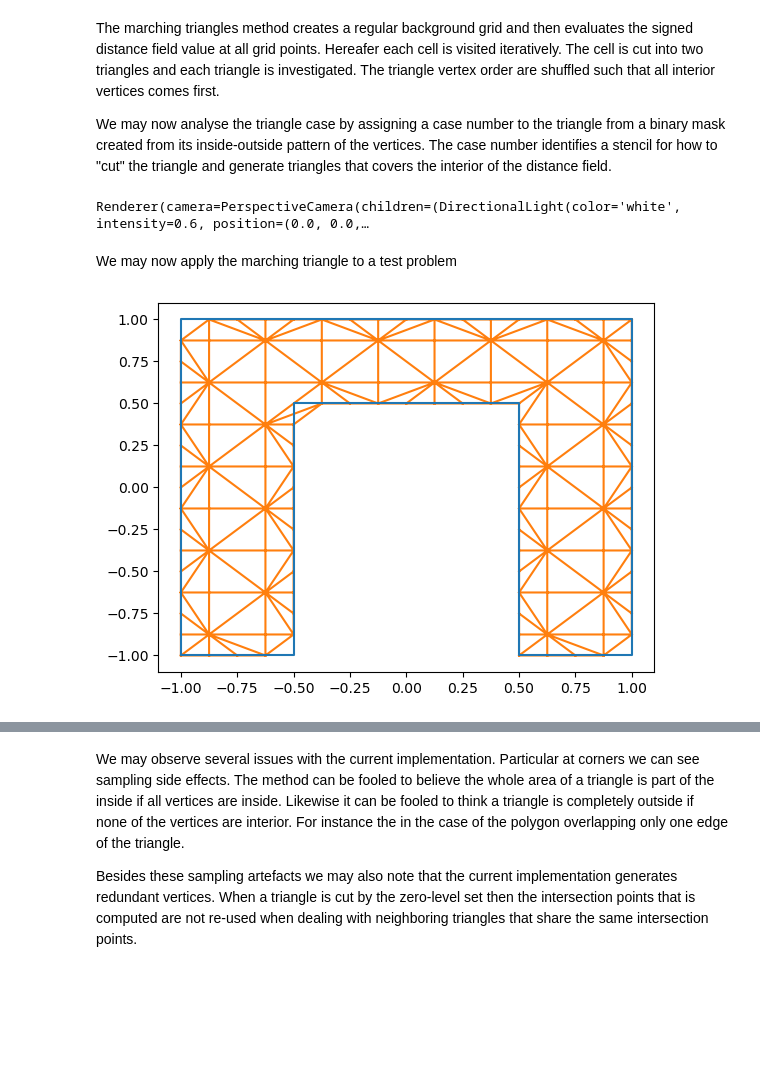
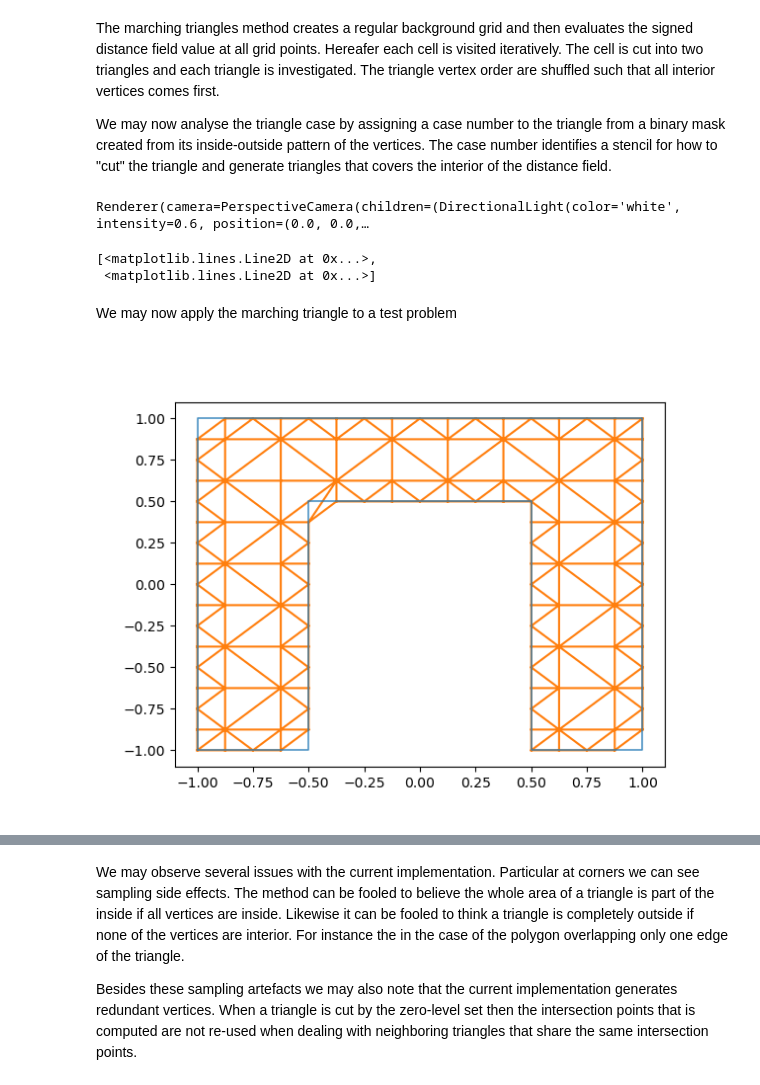
Before and after one commit to XaveryXavier/sim, a Jupyter notebook: w3/week3.ipynb, the cells around one changed output, grey strips where cells are left out. Drawn from its saved outputs; the diff is of its cells as text; code cells hidden in the pictures; blank space fills up the shorter version.

```diff
--- a/w3/week3.ipynb
+++ b/w3/week3.ipynb
@@ -563,7 +563,7 @@ def marching_triangles(poly, I, J, dx=1/4, dy=1/4, x_range=(-1, 1), y_range=(-1,
             return bisection_root(a, m, tolerance, count)
     def add_vertex(point, v):
         """
-        Adds vertex coordinates to the v array, but checks before hand whether it already is
+        Adds vertex coordinates to the v array, but checks before hand whether it is already there
         Returns the index of the vertex coord that was just added (or was already in the list)
         """
         point_list = list(point)
@@ -642,11 +642,11 @@ def marching_triangles(poly, I, J, dx=1/4, dy=1/4, x_range=(-1, 1), y_range=(-1,
                 vmid1 = bisection_root(v_coord_in1, v_coord_out)
                 vmid2 = bisection_root(v_coord_in2, v_coord_out)
                 if np.linalg.norm(vmid1 - v_coord_in2) > np.linalg.norm(vmid2 - v_coord_in1):
+                    triangle1 = [add_vertex(vmid2, v), add_vertex(v_coord_in1, v), add_vertex(v_coord_in2, v)]
+                    triangle2 = [add_vertex(vmid2, v), add_vertex(vmid1, v), add_vertex(v_coord_in1, v)]
+                else:
                     triangle1 = [add_vertex(vmid1, v), add_vertex(v_coord_in2, v), add_vertex(v_coord_in1, v)]
                     triangle2 = [add_vertex(vmid2, v), add_vertex(v_coord_in2, v), add_vertex(vmid1, v)]
-                else:
-                    triangle1 = [add_vertex(vmid2, v), add_vertex(v_coord_in1, v), add_vertex(v_coord_in2, v)]
-                    triangle2 = [add_vertex(vmid2, v), add_vertex(vmid1, v), add_vertex(v_coord_in1, v)]
                 f.append(triangle1)
                 f.append(triangle2)
         else:
@@ -660,28 +660,31 @@ V, F = marching_triangles(poly_circ, 10, 10)
 
 
 p = mp.plot(V, F, return_plot=True, shading={"wireframe": True})
-# plt.triplot(V[:,0], V[:,1], F)
+plt.triplot(V[:,0], V[:,1], F)
+# plot_quality_histograms(V, F, compute_quality_2_triang)
 # %% [output]
 Renderer(camera=PerspectiveCamera(children=(DirectionalLight(color='white', intensity=0.6, position=(0.0, 0.0,…
+[<matplotlib.lines.Line2D at 0x...>,
+ <matplotlib.lines.Line2D at 0x...>]
 # %% [markdown]
 We may now apply the marching triangle to a test problem
 # %%
 poly = np.zeros((9,2),dtype=np.float64)
 poly[0,:] = vec2(-1,-1)
 poly[1,:] = vec2(-0.5,-1)
 poly[2,:] = vec2(-0.5,0.5)
 poly[3,:] = vec2(0.5,0.5)
 poly[4,:] = vec2(0.5,-1)
 poly[5,:] = vec2( 1,-1)
 poly[6,:] = vec2( 1, 1)
 poly[7,:] = vec2(-1, 1)
 poly[8,:] = vec2(-1,-1)
 
 v, f = marching_triangles(poly, 10, 10)
 
 fig = plt.figure()
-plt.plot(poly[:,0],poly[:,1])
+plt.plot(poly[:,0],poly[:,1], alpha=0.8, linewidth=1.2)
 plt.triplot(v[:,0], v[:,1], f)
 plt.show()
 # %% [output]
-[figure, old version]
+[figure, new version]
```
Also changed, not shown: parts of 7 cells of this notebook, 2 other files.
